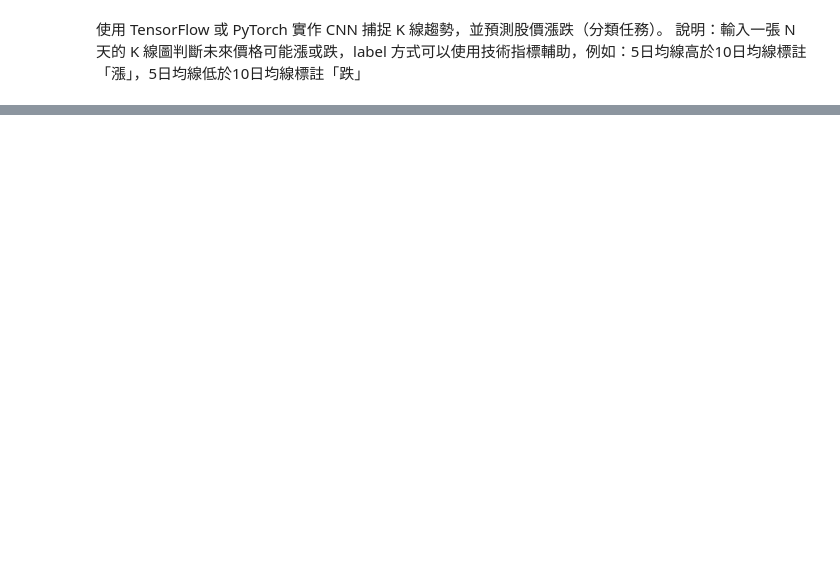
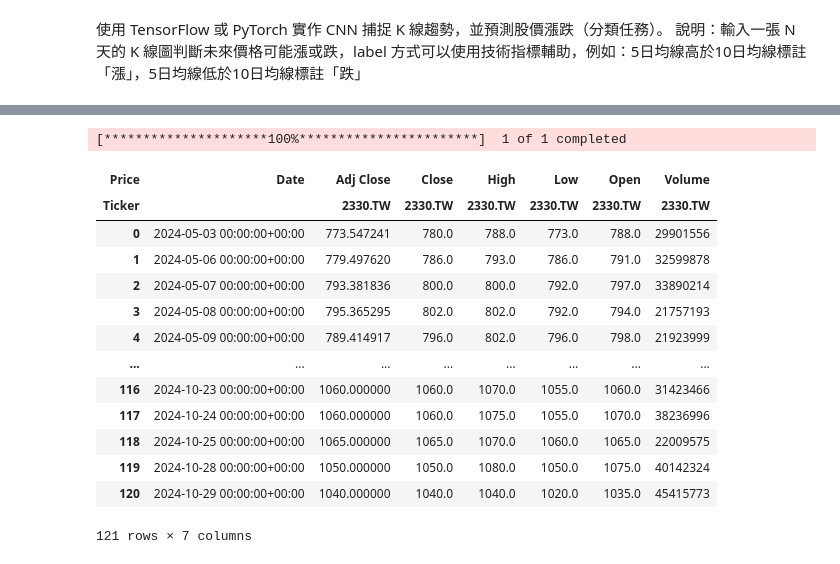
Before and after one commit to Hsuan7/homework, a Jupyter notebook: 金融大數據W7_深度學習ANN、CN.ipynb, the cells around one changed output, grey strips where cells are left out. Drawn from its saved outputs; the diff is of its cells as text; code cells hidden in the pictures; blank space fills up the shorter version.

```diff
--- a/金融大數據W7_深度學習ANN、CN.ipynb
+++ b/金融大數據W7_深度學習ANN、CN.ipynb
@@ -166,0 +185,35 @@ plt.show()
+# %%
+import yfinance as yf # yahoo finance 套件
+import pandas as pd # 結構化資料處理套件
+import datetime as dt # 時間套件
+
+# 輸入股票代號
+stock_id = "2330.tw"
+
+
+'''今天往前算幾天'''
+# 資料結束時間
+end = dt.date.today()
+# 抓取半年資料（現在-過去180天）
+start = end - dt.timedelta(days=180)
+
+# 參數1: 股票代號, 參數2: 開始時間, 參數3: 結束時間
+df = yf.download(stock_id, start=start, end=end).reset_index()
+
+df
+# %% [output]
+[*********************100%***********************]  1 of 1 completed
+| Price | Date | Adj Close | Close | High | Low | Open | Volume |
+| Ticker |  | 2330.TW | 2330.TW | 2330.TW | 2330.TW | 2330.TW | 2330.TW |
+| 0 | 2024-05-03 00:00:00+00:00 | 773.547241 | 780.0 | 788.0 | 773.0 | 788.0 | 29901556 |
+| 1 | 2024-05-06 00:00:00+00:00 | 779.497620 | 786.0 | 793.0 | 786.0 | 791.0 | 32599878 |
+| 2 | 2024-05-07 00:00:00+00:00 | 793.381836 | 800.0 | 800.0 | 792.0 | 797.0 | 33890214 |
+| 3 | 2024-05-08 00:00:00+00:00 | 795.365295 | 802.0 | 802.0 | 792.0 | 794.0 | 21757193 |
+| 4 | 2024-05-09 00:00:00+00:00 | 789.414917 | 796.0 | 802.0 | 796.0 | 798.0 | 21923999 |
+| ... | ... | ... | ... | ... | ... | ... | ... |
+| 116 | 2024-10-23 00:00:00+00:00 | 1060.000000 | 1060.0 | 1070.0 | 1055.0 | 1060.0 | 31423466 |
+| 117 | 2024-10-24 00:00:00+00:00 | 1060.000000 | 1060.0 | 1075.0 | 1055.0 | 1070.0 | 38236996 |
+| 118 | 2024-10-25 00:00:00+00:00 | 1065.000000 | 1065.0 | 1070.0 | 1060.0 | 1065.0 | 22009575 |
+| 119 | 2024-10-28 00:00:00+00:00 | 1050.000000 | 1050.0 | 1080.0 | 1050.0 | 1075.0 | 40142324 |
+| 120 | 2024-10-29 00:00:00+00:00 | 1040.000000 | 1040.0 | 1040.0 | 1020.0 | 1035.0 | 45415773 |
+121 rows × 7 columns
```
Also changed, not shown: parts of 18 cells of this notebook.
